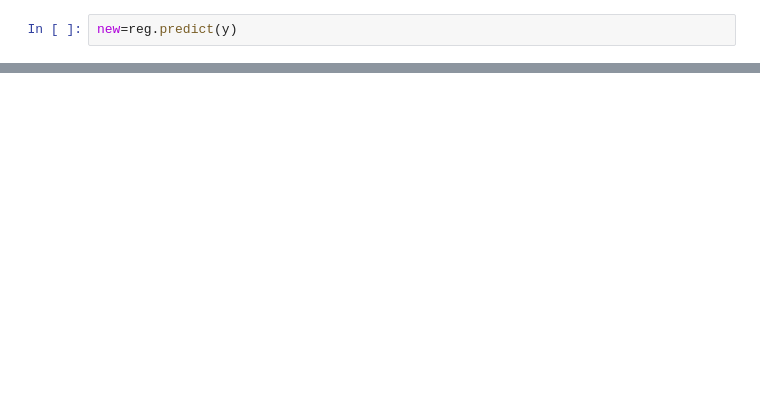
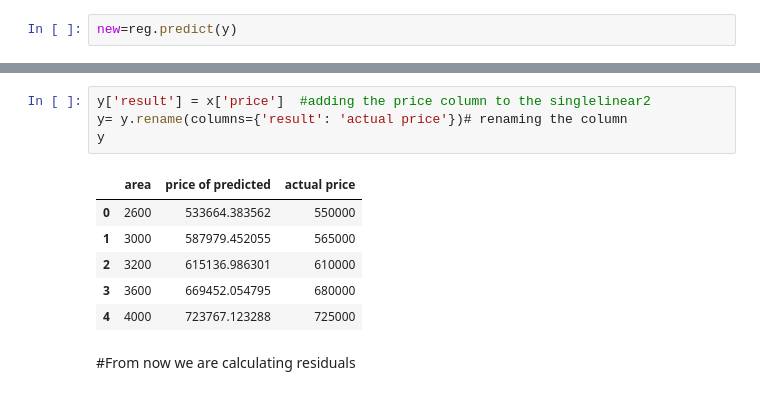
Before and after one commit to Thota-naga-venkata-pramod/Regression, a Jupyter notebook: simple_linear2.ipynb, the cells around one changed output, grey strips where cells are left out. Cells and saved outputs as stored; diff of their text form; blank space fills up the shorter version.

```diff
--- a/simple_linear2.ipynb
+++ b/simple_linear2.ipynb
@@ -64,0 +66,13 @@ y
+# %%
+y['result'] = x['price']  #adding the price column to the singlelinear2
+y= y.rename(columns={'result': 'actual price'})# renaming the column
+y
+# %% [output]
+|  | area | price of predicted | actual price |
+| 0 | 2600 | 533664.383562 | 550000 |
+| 1 | 3000 | 587979.452055 | 565000 |
+| 2 | 3200 | 615136.986301 | 610000 |
+| 3 | 3600 | 669452.054795 | 680000 |
+| 4 | 4000 | 723767.123288 | 725000 |
+# %% [markdown]
+#From now we are calculating residuals
```
Also changed, not shown: parts of 8 cells of this notebook.
